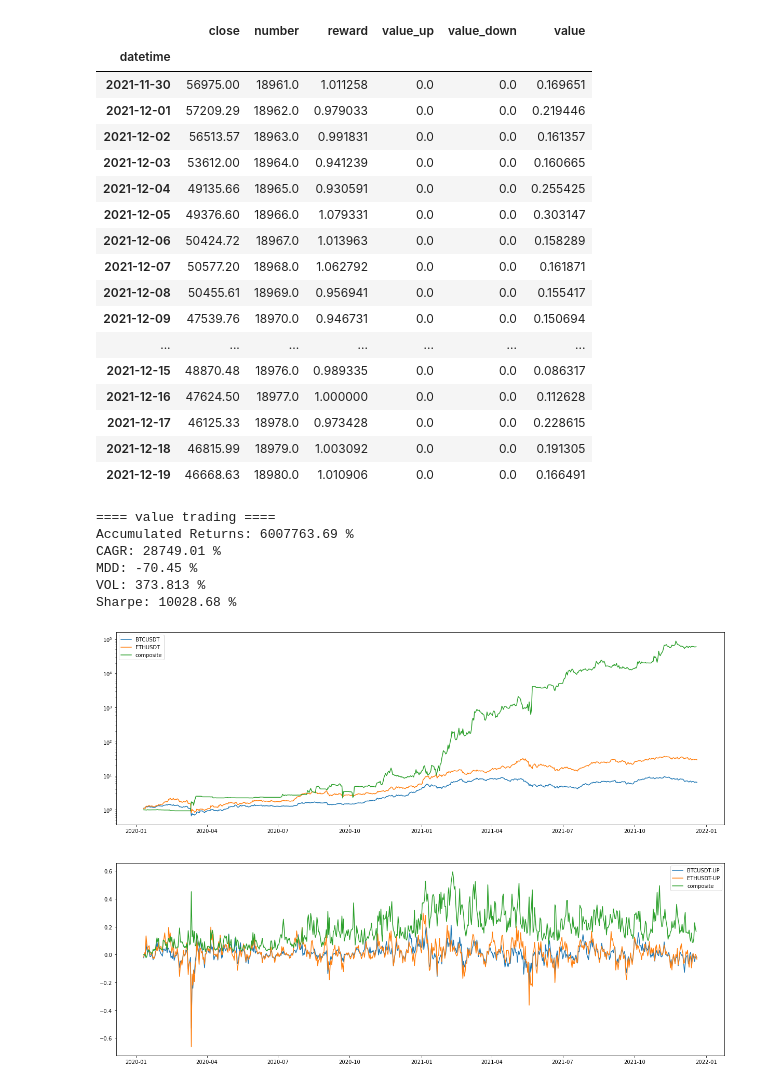
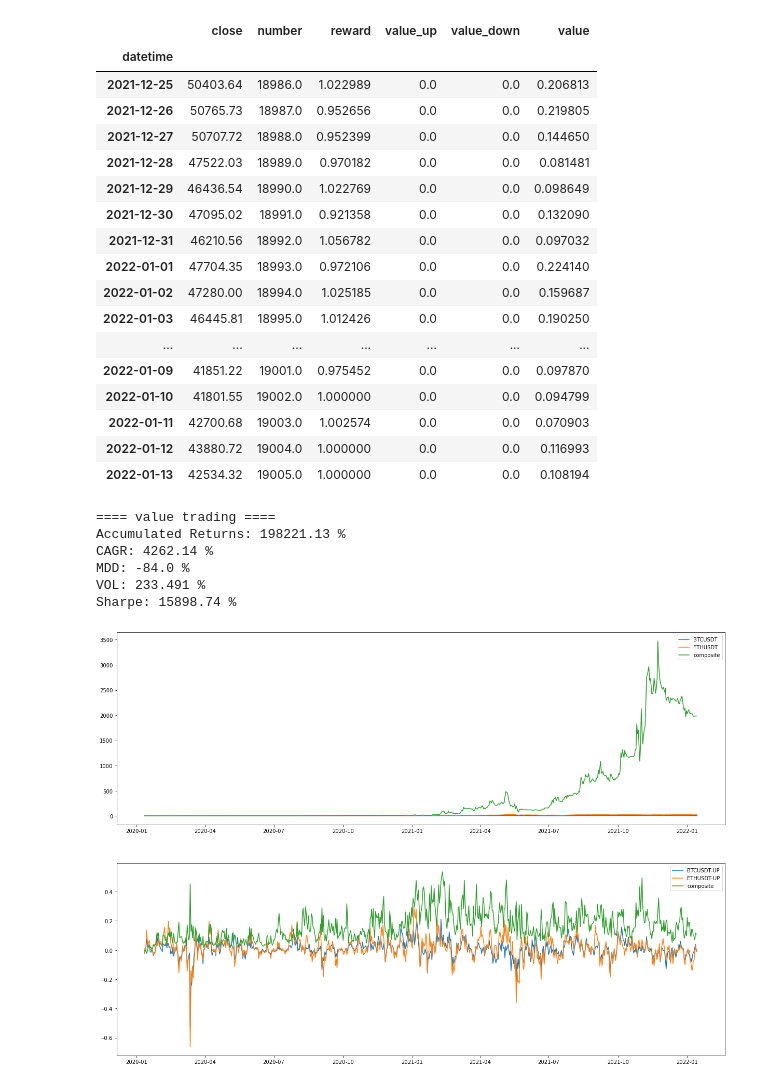
Before and after one commit to choij1589/SystemTrading, a Jupyter notebook: CoinTrading/BiLeverage.ipynb, the cells around one changed output. Saved outputs shown, nothing was run; the diff lists cells and outputs as text; code cells hidden in the pictures.

```diff
--- a/CoinTrading/BiLeverage.ipynb
+++ b/CoinTrading/BiLeverage.ipynb
@@ -127,7 +127,7 @@ for idx in book.index:
 
     # select 5 up, 5 down
     values = dict()
-    for ticker in samples.keys():
+    for ticker in top21v.keys():
         try:
             values[f"{ticker}-UP"] = samples[ticker].loc[idx, 'value_up']
             values[f"{ticker}-DOWN"] = samples[ticker].loc[idx, 'value_down']
@@ -173,22 +173,22 @@ book.tail(20)
 # %% [output]
 |  | close | number | reward | value_up | value_down | value |
 | datetime |  |  |  |  |  |  |
-| 2021-11-30 | 56975.00 | 18961.0 | 1.011258 | 0.0 | 0.0 | 0.169651 |
-| 2021-12-01 | 57209.29 | 18962.0 | 0.979033 | 0.0 | 0.0 | 0.219446 |
-| 2021-12-02 | 56513.57 | 18963.0 | 0.991831 | 0.0 | 0.0 | 0.161357 |
-| 2021-12-03 | 53612.00 | 18964.0 | 0.941239 | 0.0 | 0.0 | 0.160665 |
-| 2021-12-04 | 49135.66 | 18965.0 | 0.930591 | 0.0 | 0.0 | 0.255425 |
-| 2021-12-05 | 49376.60 | 18966.0 | 1.079331 | 0.0 | 0.0 | 0.303147 |
-| 2021-12-06 | 50424.72 | 18967.0 | 1.013963 | 0.0 | 0.0 | 0.158289 |
-| 2021-12-07 | 50577.20 | 18968.0 | 1.062792 | 0.0 | 0.0 | 0.161871 |
-| 2021-12-08 | 50455.61 | 18969.0 | 0.956941 | 0.0 | 0.0 | 0.155417 |
-| 2021-12-09 | 47539.76 | 18970.0 | 0.946731 | 0.0 | 0.0 | 0.150694 |
+| 2021-12-25 | 50403.64 | 18986.0 | 1.022989 | 0.0 | 0.0 | 0.206813 |
+| 2021-12-26 | 50765.73 | 18987.0 | 0.952656 | 0.0 | 0.0 | 0.219805 |
+| 2021-12-27 | 50707.72 | 18988.0 | 0.952399 | 0.0 | 0.0 | 0.144650 |
+| 2021-12-28 | 47522.03 | 18989.0 | 0.970182 | 0.0 | 0.0 | 0.081481 |
+| 2021-12-29 | 46436.54 | 18990.0 | 1.022769 | 0.0 | 0.0 | 0.098649 |
+| 2021-12-30 | 47095.02 | 18991.0 | 0.921358 | 0.0 | 0.0 | 0.132090 |
+| 2021-12-31 | 46210.56 | 18992.0 | 1.056782 | 0.0 | 0.0 | 0.097032 |
+| 2022-01-01 | 47704.35 | 18993.0 | 0.972106 | 0.0 | 0.0 | 0.224140 |
+| 2022-01-02 | 47280.00 | 18994.0 | 1.025185 | 0.0 | 0.0 | 0.159687 |
+| 2022-01-03 | 46445.81 | 18995.0 | 1.012426 | 0.0 | 0.0 | 0.190250 |
 | ... | ... | ... | ... | ... | ... | ... |
-| 2021-12-15 | 48870.48 | 18976.0 | 0.989335 | 0.0 | 0.0 | 0.086317 |
-| 2021-12-16 | 47624.50 | 18977.0 | 1.000000 | 0.0 | 0.0 | 0.112628 |
-| 2021-12-17 | 46125.33 | 18978.0 | 0.973428 | 0.0 | 0.0 | 0.228615 |
-| 2021-12-18 | 46815.99 | 18979.0 | 1.003092 | 0.0 | 0.0 | 0.191305 |
-| 2021-12-19 | 46668.63 | 18980.0 | 1.010906 | 0.0 | 0.0 | 0.166491 |
+| 2022-01-09 | 41851.22 | 19001.0 | 0.975452 | 0.0 | 0.0 | 0.097870 |
+| 2022-01-10 | 41801.55 | 19002.0 | 1.000000 | 0.0 | 0.0 | 0.094799 |
+| 2022-01-11 | 42700.68 | 19003.0 | 1.002574 | 0.0 | 0.0 | 0.070903 |
+| 2022-01-12 | 43880.72 | 19004.0 | 1.000000 | 0.0 | 0.0 | 0.116993 |
+| 2022-01-13 | 42534.32 | 19005.0 | 1.000000 | 0.0 | 0.0 | 0.108194 |
 # %%
 # evaluate
 total_reward = 1.
@@ -200,37 +200,37 @@ CAGR = book['total_reward'].iloc[-1]**(365./len(book.index)) - 1.
 historical_max = book['total_reward'].cummax()
 daily_drawdown = book['total_reward']/historical_max - 1.
 historical_dd = daily_drawdown.cummin()
 MDD = historical_dd.min()
 VOL = np.std(book['reward'])*np.sqrt(365.)
 Sharpe = (np.mean(book['reward'])/np.std(book['reward'])*np.sqrt(365.))
 
 print("==== value trading ====")
 print("Accumulated Returns:", round((total_reward-1.)*100, 2), "%")
 print("CAGR:", round(CAGR*100, 2), "%")
 print("MDD:", round(MDD*100, 2), "%")
 print("VOL:", round(VOL*100, 3), "%")
 print("Sharpe:", round(Sharpe*100,2), "%")
 
 plt.figure(figsize=(21, 15))
 plt.subplot(2, 1, 1)
-plt.yscale('log')
+#plt.yscale('log')
 plt.plot(samples['BTCUSDT'].index, samples['BTCUSDT'].total_reward, label="BTCUSDT")
 plt.plot(samples['ETHUSDT'].index, samples['ETHUSDT'].total_reward, label="ETHUSDT")
 plt.plot(book.index, book.total_reward, label='composite')
 plt.legend(loc='best')
 
 plt.subplot(2, 1, 2)
 plt.plot(samples['BTCUSDT'].index, samples['BTCUSDT'].value_up, label="BTCUSDT-UP")
 plt.plot(samples['ETHUSDT'].index, samples['ETHUSDT'].value_up, label="ETHUSDT-UP")
 plt.plot(book.index, book.value, label="composite")
 plt.legend(loc='best')
 
 plt.show()
 # %% [output]
 ==== value trading ====
-Accumulated Returns: 6007763.69 %
-CAGR: 28749.01 %
-MDD: -70.45 %
-VOL: 373.813 %
-Sharpe: 10028.68 %
+Accumulated Returns: 198221.13 %
+CAGR: 4262.14 %
+MDD: -84.0 %
+VOL: 233.491 %
+Sharpe: 15898.74 %
-[figure, old version]
+[figure, new version]
```
Also changed, not shown: parts of 3 cells of this notebook, 24 other files.
